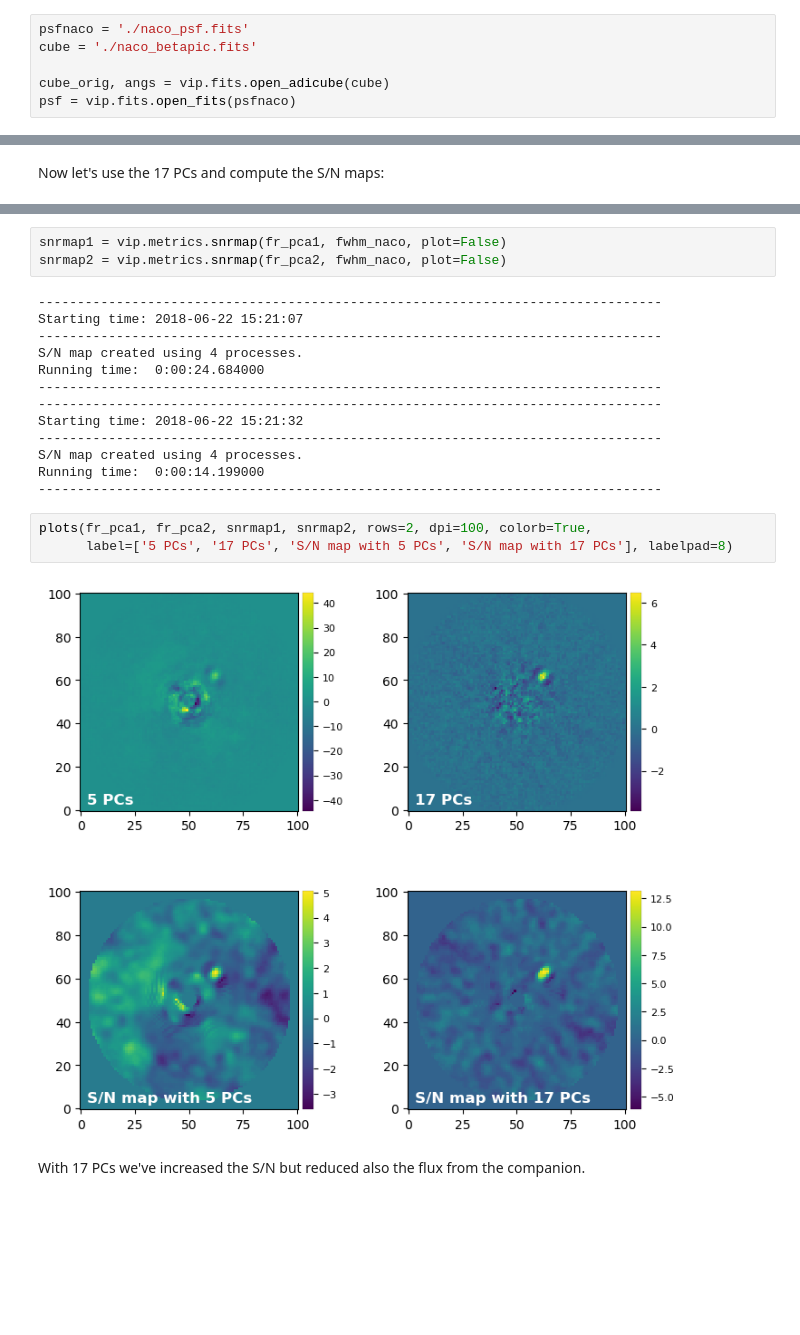
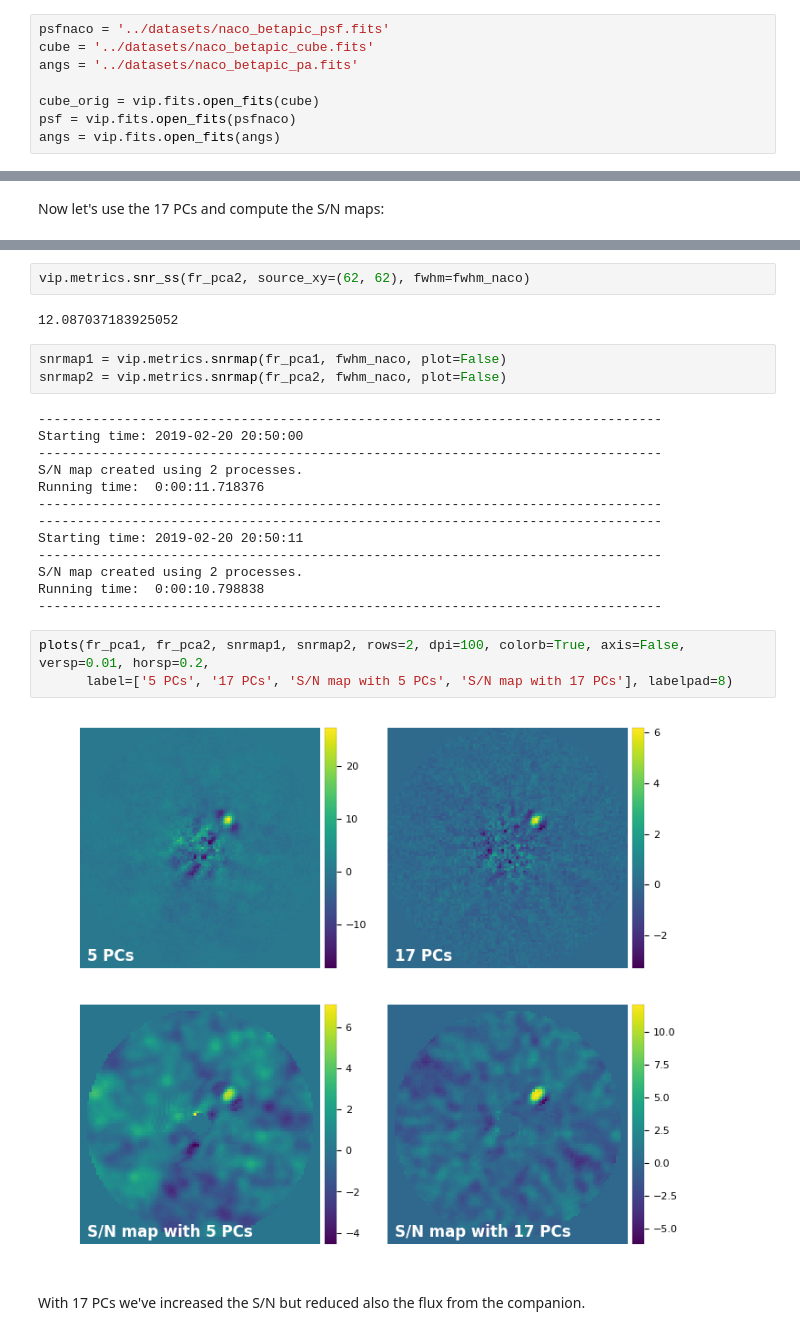
Before and after one commit to carlos-gg/VIP_extras, a Jupyter notebook: tutorials/01_adi_pre-postproc_fluxpos_ccs.ipynb, the cells around one changed output, grey strips where cells are left out. Drawn from its saved outputs; the diff is of its cells as text; blank space fills up the shorter version.

```diff
--- a/tutorials/01_adi_pre-postproc_fluxpos_ccs.ipynb
+++ b/tutorials/01_adi_pre-postproc_fluxpos_ccs.ipynb
@@ -91,9 +90,11 @@ It contains a cube and its correspoding parallactic angles. An ADI sequence is a
 
 Now we load the data "in" memory with the functions below:
 # %%
-psfnaco = './naco_psf.fits'
-cube = './naco_betapic.fits'
+psfnaco = '../datasets/naco_betapic_psf.fits'
+cube = '../datasets/naco_betapic_cube.fits'
+angs = '../datasets/naco_betapic_pa.fits'
 
-cube_orig, angs = vip.fits.open_adicube(cube)
+cube_orig = vip.fits.open_fits(cube)
 psf = vip.fits.open_fits(psfnaco)
+angs = vip.fits.open_fits(angs)
 # %% [output]
@@ -421,25 +424,29 @@ Running time:  0:00:00.117000
 --------------------------------------------------------------------------------
+# %%
+vip.metrics.snr_ss(fr_pca2, source_xy=(62, 62), fwhm=fwhm_naco)
+# %% [output]
+12.087037183925052
 # %%
 snrmap1 = vip.metrics.snrmap(fr_pca1, fwhm_naco, plot=False)
 snrmap2 = vip.metrics.snrmap(fr_pca2, fwhm_naco, plot=False)
 # %% [output]
 --------------------------------------------------------------------------------
-Starting time: 2018-06-22 15:21:07
+Starting time: 2019-02-20 20:50:00
 --------------------------------------------------------------------------------
-S/N map created using 4 processes.
-Running time:  0:00:24.684000
+S/N map created using 2 processes.
+Running time:  0:00:11.718376
 --------------------------------------------------------------------------------
 --------------------------------------------------------------------------------
-Starting time: 2018-06-22 15:21:32
+Starting time: 2019-02-20 20:50:11
 --------------------------------------------------------------------------------
-S/N map created using 4 processes.
-Running time:  0:00:14.199000
+S/N map created using 2 processes.
+Running time:  0:00:10.798838
 --------------------------------------------------------------------------------
 # %%
-plots(fr_pca1, fr_pca2, snrmap1, snrmap2, rows=2, dpi=100, colorb=True,
+plots(fr_pca1, fr_pca2, snrmap1, snrmap2, rows=2, dpi=100, colorb=True, axis=False, versp=0.01, horsp=0.2,
       label=['5 PCs', '17 PCs', 'S/N map with 5 PCs', 'S/N map with 17 PCs'], labelpad=8)
 # %% [output]
-[figure, old version]
+[figure, new version]
 # %% [markdown]
 With 17 PCs we've increased the S/N but reduced also the flux from the companion.
 # %% [markdown]
```
Also changed, not shown: parts of 46 cells of this notebook.
